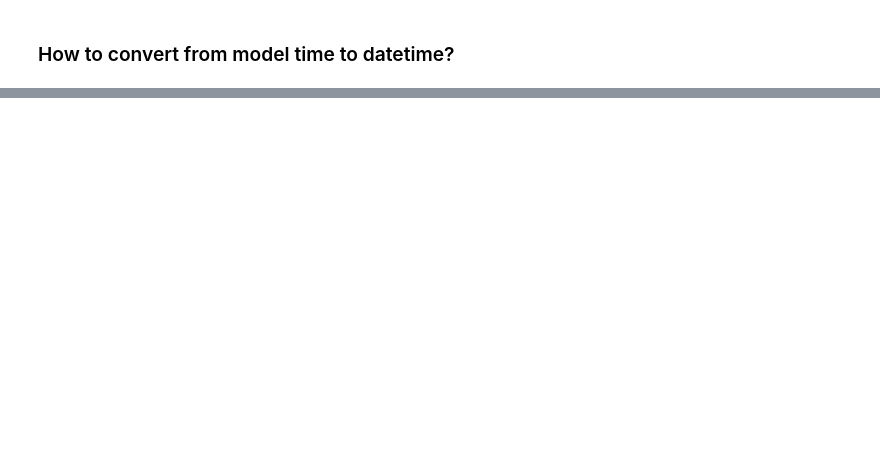
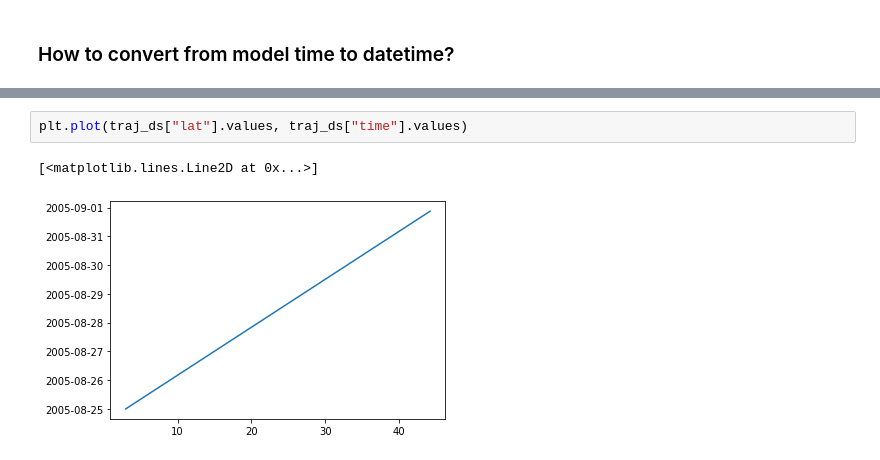
Before and after one commit to sdat2/adcirc-emulation, a Jupyter notebook: notebooks/exploratory/7D Conversion.ipynb, the cells around one changed output, grey strips where cells are left out. Saved outputs shown, nothing was run; the diff lists cells and outputs as text; blank space fills up the shorter version.

```diff
--- a/notebooks/exploratory/7D Conversion.ipynb
+++ b/notebooks/exploratory/7D Conversion.ipynb
@@ -219,0 +279,5 @@ Data variables:
+# %%
+plt.plot(traj_ds["lat"].values, traj_ds["time"].values)
+# %% [output]
+[<matplotlib.lines.Line2D at 0x...>]
+[figure, added]
```
Also changed, not shown: parts of 23 cells of this notebook.
